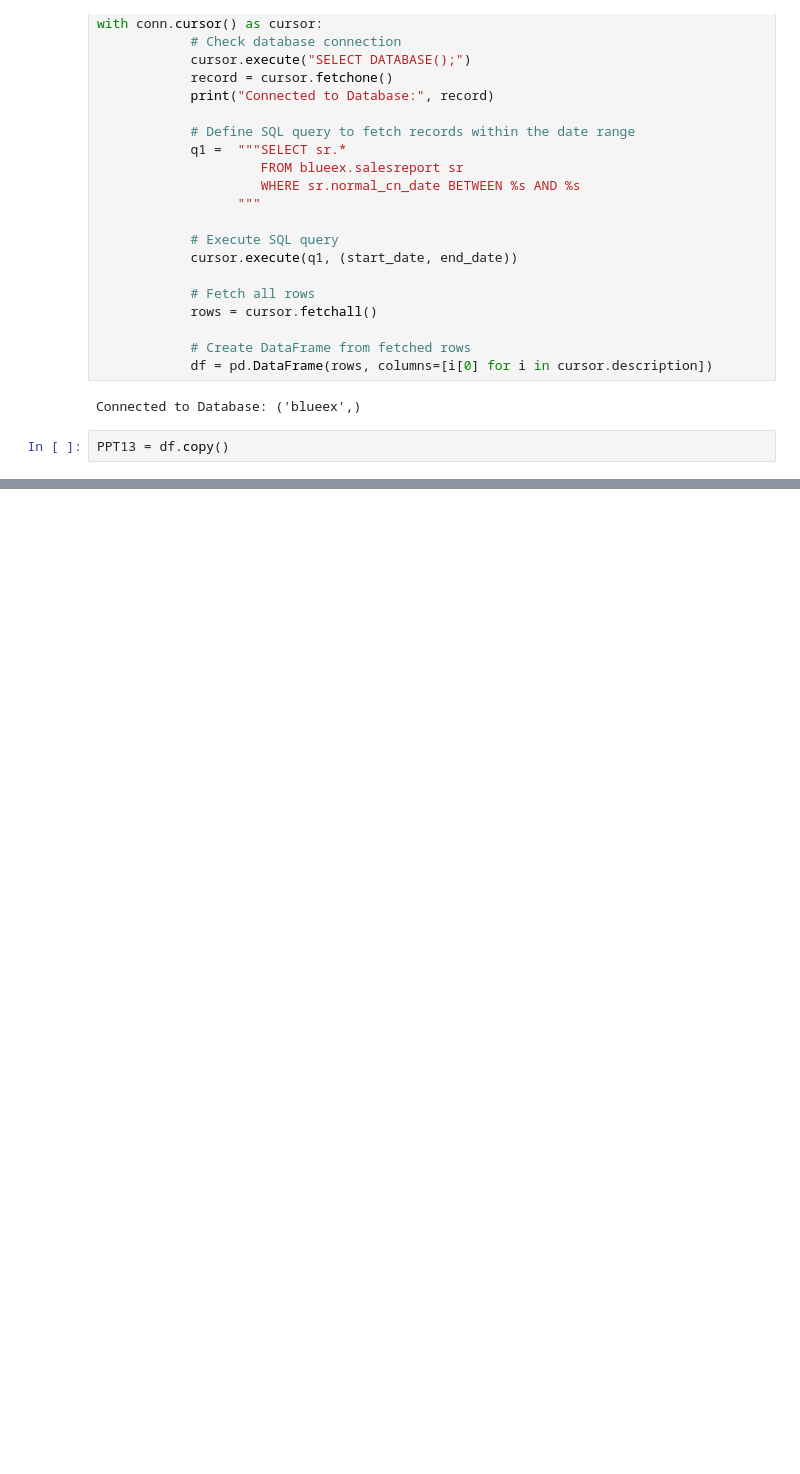
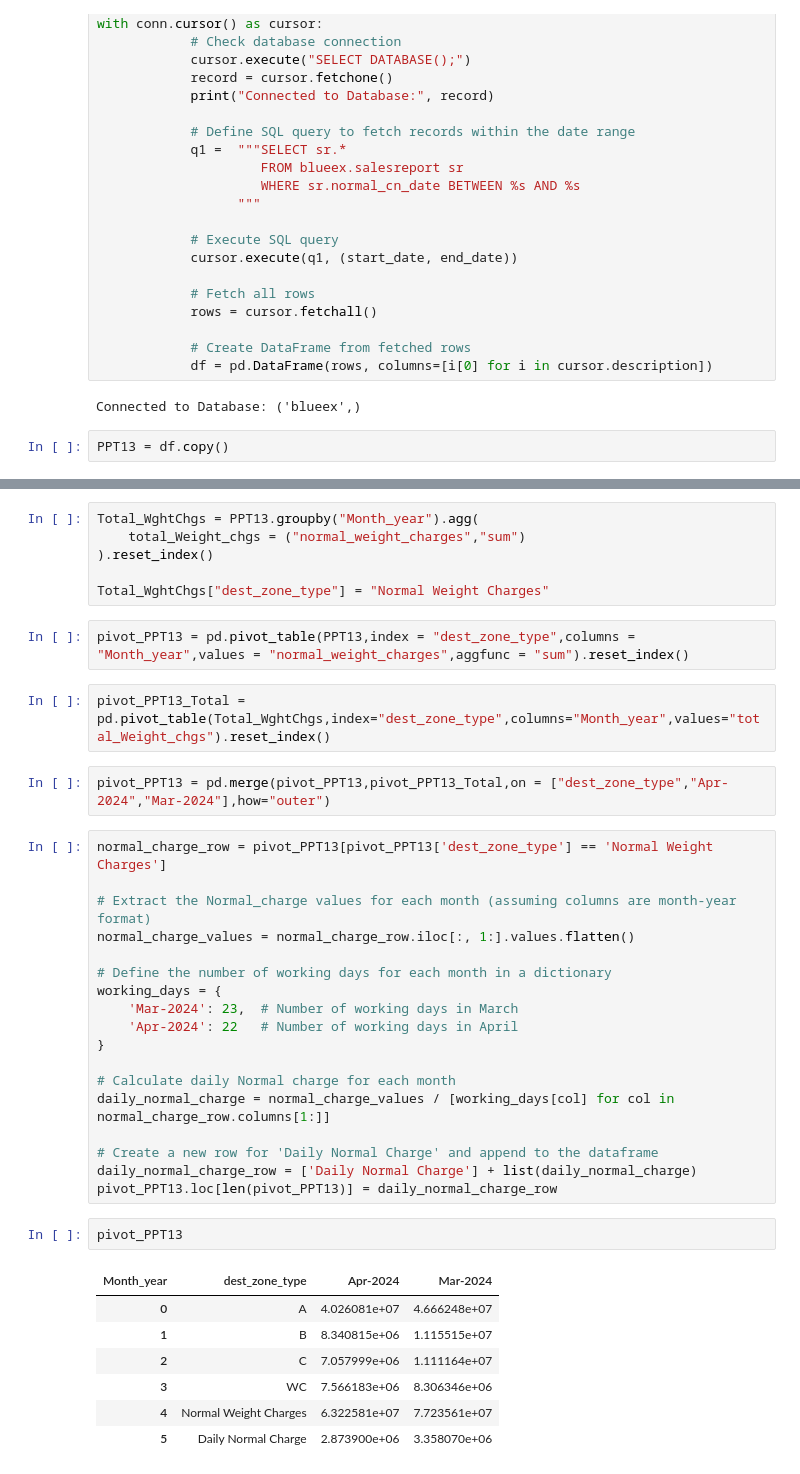
Before and after one commit to TahaDataAlchemy/BLUE-EX-Domestic-Auto, a Jupyter notebook: ETL.ipynb, the cells around one changed output, grey strips where cells are left out. Drawn from its saved outputs; the diff is of its cells as text; blank space fills up the shorter version.

```diff
--- a/ETL.ipynb
+++ b/ETL.ipynb
@@ -3398,0 +3405,40 @@ PPT13
+# %%
+Total_WghtChgs = PPT13.groupby("Month_year").agg(
+    total_Weight_chgs = ("normal_weight_charges","sum")
+).reset_index()
+
+Total_WghtChgs["dest_zone_type"] = "Normal Weight Charges"
+# %%
+pivot_PPT13 = pd.pivot_table(PPT13,index = "dest_zone_type",columns = "Month_year",values = "normal_weight_charges",aggfunc = "sum").reset_index()
+# %%
+pivot_PPT13_Total = pd.pivot_table(Total_WghtChgs,index="dest_zone_type",columns="Month_year",values="total_Weight_chgs").reset_index()
+# %%
+pivot_PPT13 = pd.merge(pivot_PPT13,pivot_PPT13_Total,on = ["dest_zone_type","Apr-2024","Mar-2024"],how="outer")
+# %%
+normal_charge_row = pivot_PPT13[pivot_PPT13['dest_zone_type'] == 'Normal Weight Charges']
+
+# Extract the Normal_charge values for each month (assuming columns are month-year format)
+normal_charge_values = normal_charge_row.iloc[:, 1:].values.flatten()
+
+# Define the number of working days for each month in a dictionary
+working_days = {
+    'Mar-2024': 23,  # Number of working days in March
+    'Apr-2024': 22   # Number of working days in April
+}
+
+# Calculate daily Normal charge for each month
+daily_normal_charge = normal_charge_values / [working_days[col] for col in normal_charge_row.columns[1:]]
+
+# Create a new row for 'Daily Normal Charge' and append to the dataframe
+daily_normal_charge_row = ['Daily Normal Charge'] + list(daily_normal_charge)
+pivot_PPT13.loc[len(pivot_PPT13)] = daily_normal_charge_row
+# %%
+pivot_PPT13
+# %% [output]
+| Month_year | dest_zone_type | Apr-2024 | Mar-2024 |
+| 0 | A | 4.026081e+07 | 4.666248e+07 |
+| 1 | B | 8.340815e+06 | 1.115515e+07 |
+| 2 | C | 7.057999e+06 | 1.111164e+07 |
+| 3 | WC | 7.566183e+06 | 8.306346e+06 |
+| 4 | Normal Weight Charges | 6.322581e+07 | 7.723561e+07 |
+| 5 | Daily Normal Charge | 2.873900e+06 | 3.358070e+06 |
```
Also changed, not shown: parts of 12 cells of this notebook.
